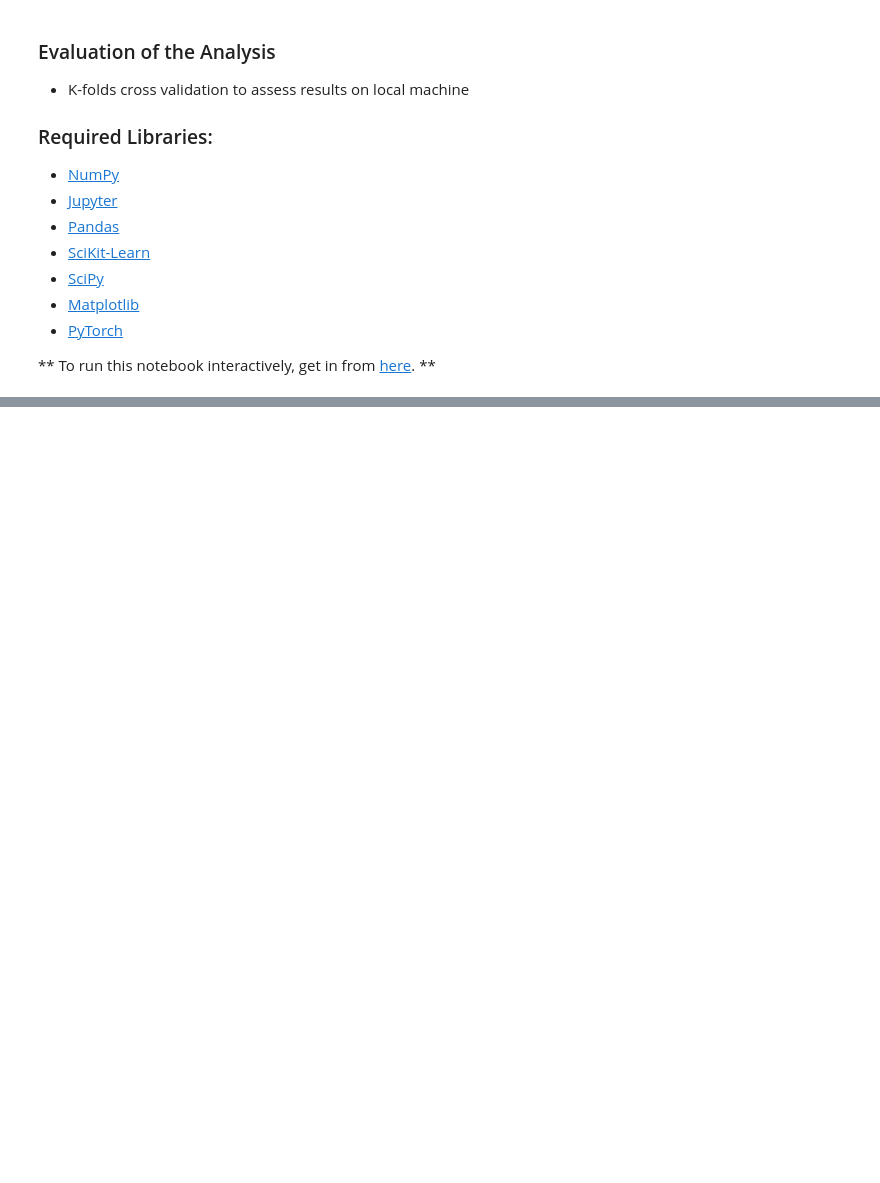
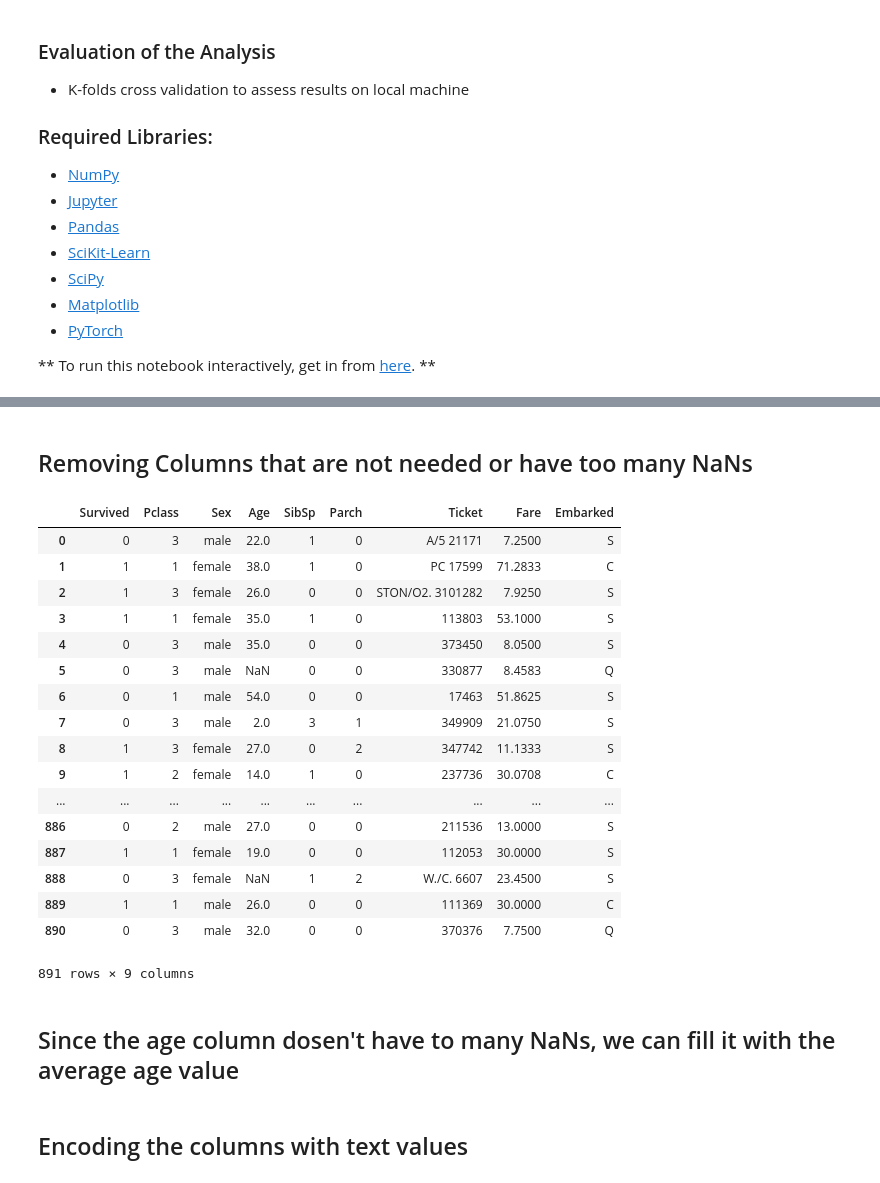
Before and after one commit to lost-coders/titanic-analysis, a Jupyter notebook: Analysis.ipynb, the cells around one changed output, grey strips where cells are left out. Cells and saved outputs as stored; diff of their text form; code cells hidden in the pictures; blank space fills up the shorter version.

Commit message:
started preprocessing the data

```diff
--- a/Analysis.ipynb
+++ b/Analysis.ipynb
@@ -50,2 +53,3 @@ import preprocess
 # %%
-df = pd.read_csv("data/train.csv")
+test_data = pd.read_csv("data/train.csv")
+test_data
@@ -72,0 +75,33 @@ df
+# %% [markdown]
+## Removing Columns that are not needed or have too many NaNs
+# %%
+# Cabin has more far more NaNs than actual values, so we are removing this column
+test_data = test_data.drop('Cabin',axis=1)
+
+# Not needed because this data is arbitrary
+test_data = test_data.drop('Name',axis=1)
+
+# Not needed because this data is arbitrary
+test_data = test_data.drop('PassengerId',axis=1)
+test_data
+# %% [output]
+|  | Survived | Pclass | Sex | Age | SibSp | Parch | Ticket | Fare | Embarked |
+| 0 | 0 | 3 | male | 22.0 | 1 | 0 | A/5 21171 | 7.2500 | S |
+| 1 | 1 | 1 | female | 38.0 | 1 | 0 | PC 17599 | 71.2833 | C |
+| 2 | 1 | 3 | female | 26.0 | 0 | 0 | STON/O2. 3101282 | 7.9250 | S |
+| 3 | 1 | 1 | female | 35.0 | 1 | 0 | 113803 | 53.1000 | S |
+| 4 | 0 | 3 | male | 35.0 | 0 | 0 | 373450 | 8.0500 | S |
+| 5 | 0 | 3 | male | NaN | 0 | 0 | 330877 | 8.4583 | Q |
+| 6 | 0 | 1 | male | 54.0 | 0 | 0 | 17463 | 51.8625 | S |
+| 7 | 0 | 3 | male | 2.0 | 3 | 1 | 349909 | 21.0750 | S |
+| 8 | 1 | 3 | female | 27.0 | 0 | 2 | 347742 | 11.1333 | S |
+| 9 | 1 | 2 | female | 14.0 | 1 | 0 | 237736 | 30.0708 | C |
+| ... | ... | ... | ... | ... | ... | ... | ... | ... | ... |
+| 886 | 0 | 2 | male | 27.0 | 0 | 0 | 211536 | 13.0000 | S |
+| 887 | 1 | 1 | female | 19.0 | 0 | 0 | 112053 | 30.0000 | S |
+| 888 | 0 | 3 | female | NaN | 1 | 2 | W./C. 6607 | 23.4500 | S |
+| 889 | 1 | 1 | male | 26.0 | 0 | 0 | 111369 | 30.0000 | C |
+| 890 | 0 | 3 | male | 32.0 | 0 | 0 | 370376 | 7.7500 | Q |
+891 rows × 9 columns
+# %% [markdown]
+## Since the age column dosen't have to many NaNs, we can fill it with the average age value
@@ -72,0 +110,2 @@ df
+# %% [markdown]
+## Encoding the columns with text values
```
Also changed, not shown: parts of 5 cells of this notebook, 2 other files.
